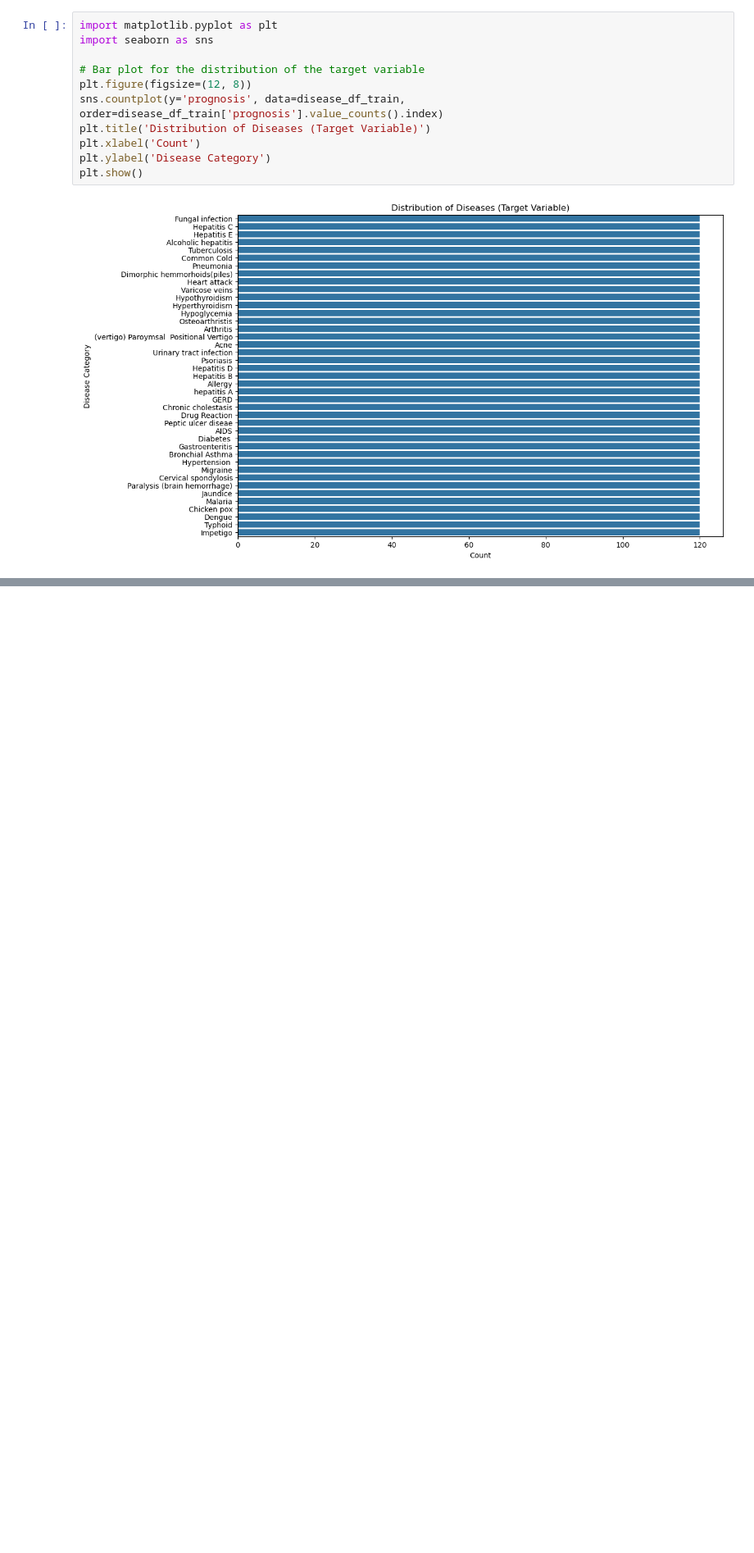
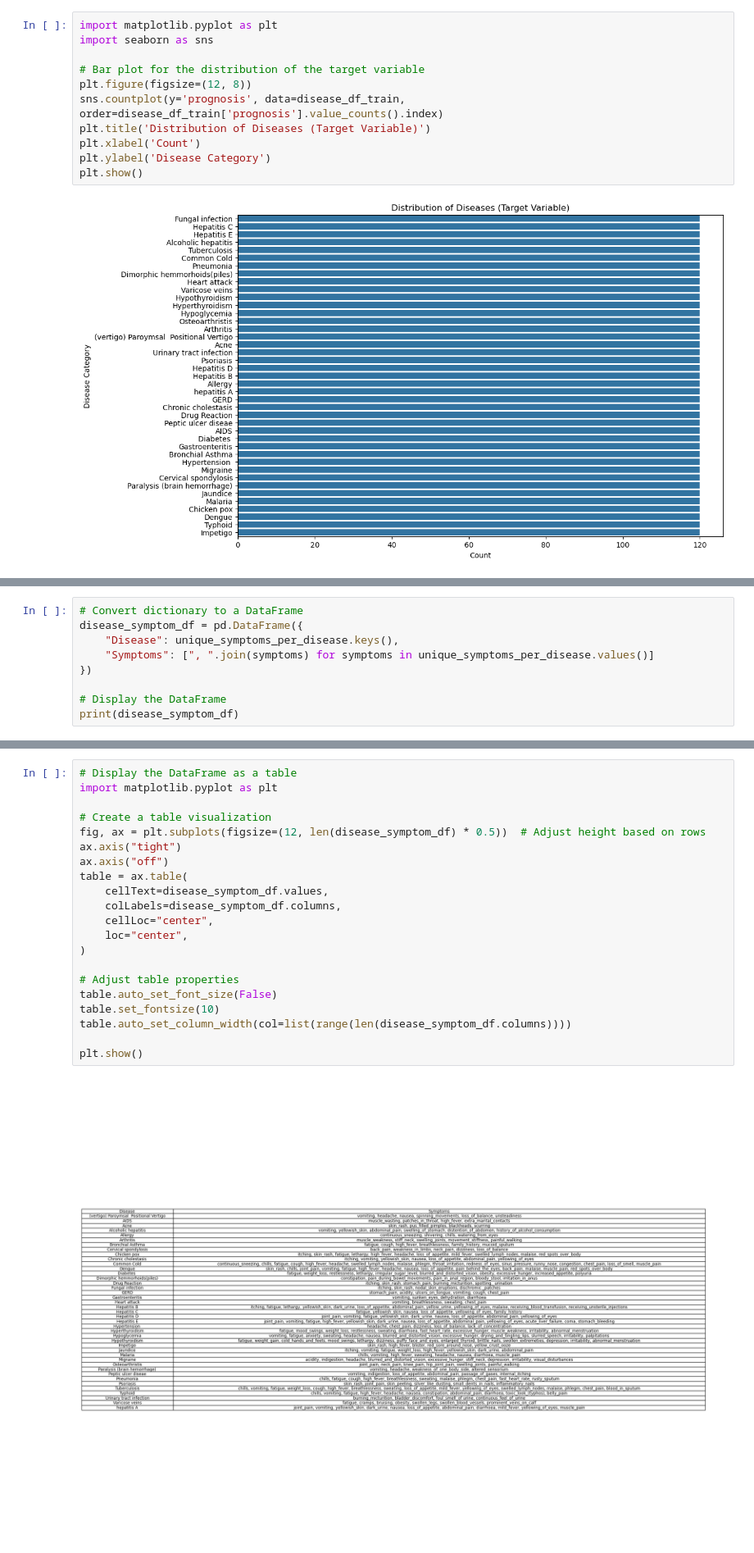
Before and after one commit to olga-mineyeva/team6-project, a Jupyter notebook: experiments/David_EDA_WIP.ipynb, the cells around one changed output, grey strips where cells are left out. Shown at 82% size. Cells and saved outputs as stored; diff of their text form; blank space fills up the shorter version.

```diff
--- a/experiments/David_EDA_WIP.ipynb
+++ b/experiments/David_EDA_WIP.ipynb
@@ -301,0 +355,9 @@ plt.show()
+# %%
+# Convert dictionary to a DataFrame
+disease_symptom_df = pd.DataFrame({
+    "Disease": unique_symptoms_per_disease.keys(),
+    "Symptoms": [", ".join(symptoms) for symptoms in unique_symptoms_per_disease.values()]
+})
+
+# Display the DataFrame
+print(disease_symptom_df)
@@ -301,0 +382,23 @@ plt.show()
+# %%
+# Display the DataFrame as a table
+import matplotlib.pyplot as plt
+
+# Create a table visualization
+fig, ax = plt.subplots(figsize=(12, len(disease_symptom_df) * 0.5))  # Adjust height based on rows
+ax.axis("tight")
+ax.axis("off")
+table = ax.table(
+    cellText=disease_symptom_df.values,
+    colLabels=disease_symptom_df.columns,
+    cellLoc="center",
+    loc="center",
+)
+
+# Adjust table properties
+table.auto_set_font_size(False)
+table.set_fontsize(10)
+table.auto_set_column_width(col=list(range(len(disease_symptom_df.columns))))
+
+plt.show()
+# %% [output]
+[figure, added]
```
Also changed, not shown: parts of 10 cells of this notebook.
